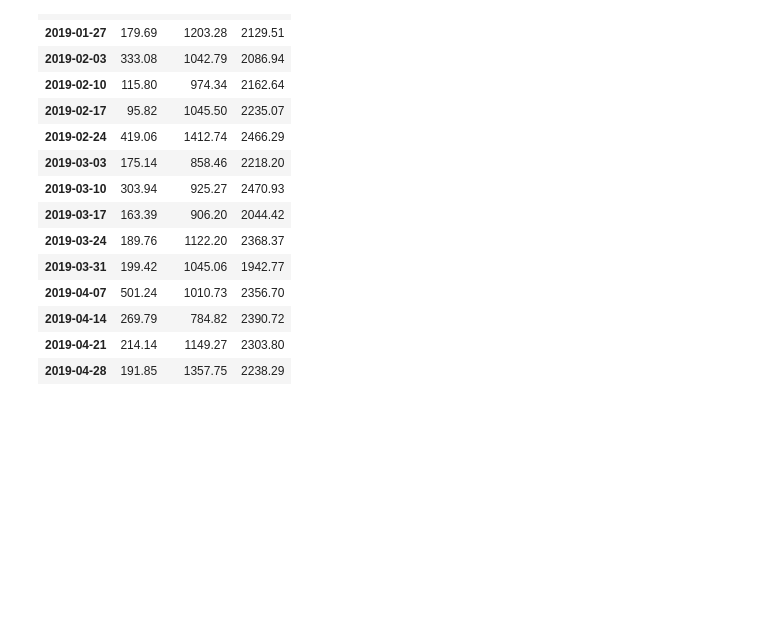
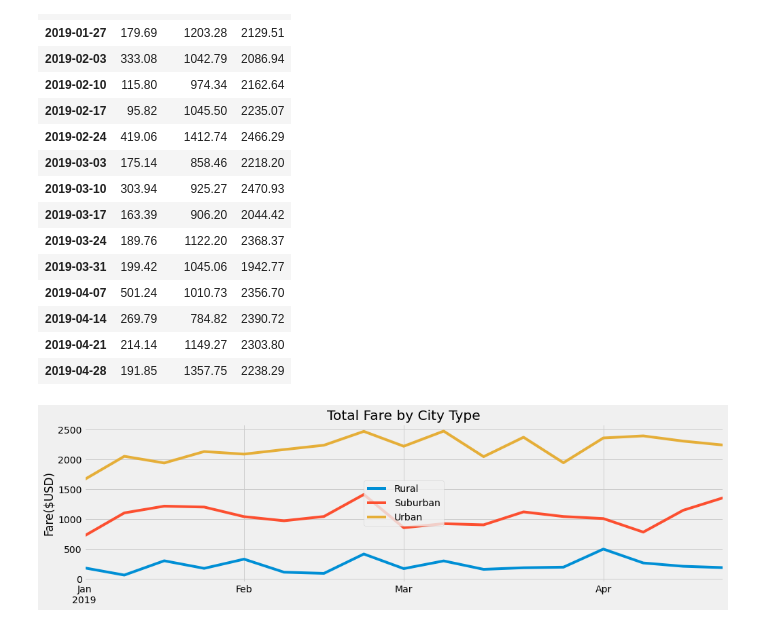
Before and after one commit to rachelc313/PyBer_Analysis, a Jupyter notebook: PyBer_Challenge.ipynb, the cells around one changed output. Saved outputs shown, nothing was run; the diff lists cells and outputs as text; code cells hidden in the pictures; blank space fills up the shorter version.

Commit message:
Created and formatted the plot

```diff
--- a/PyBer_Challenge.ipynb
+++ b/PyBer_Challenge.ipynb
@@ -268,7 +268,27 @@ sum_fares_by_week_df
 # %%
 # 8. Using the object-oriented interface method, plot the resample DataFrame using the df.plot() function.
 
 # Import the style from Matplotlib.
 from matplotlib import style
 # Use the graph style fivethirtyeight.
 style.use('fivethirtyeight')
+
+# Create plot
+sum_fares_by_week_df.plot(figsize=(15, 4))
+
+# Add title
+plt.title("Total Fare by City Type")
+
+# Label y-axis
+plt.ylabel("Fare($USD)")
+
+# Remove label from x-axis
+plt.xlabel(None)
+
+# Center the legend
+plt.legend(loc='center')
+
+# Display plt
+plt.show()
+# %% [output]
+[figure, added]
```
